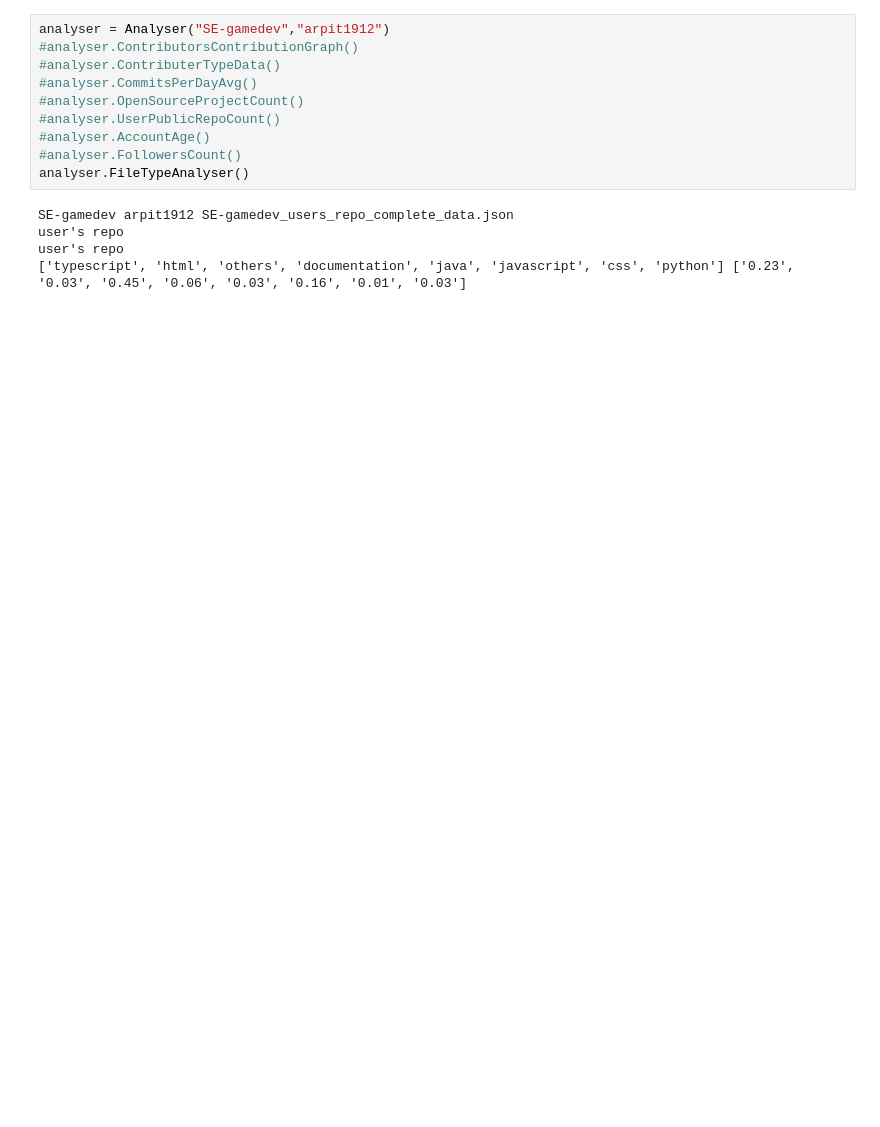
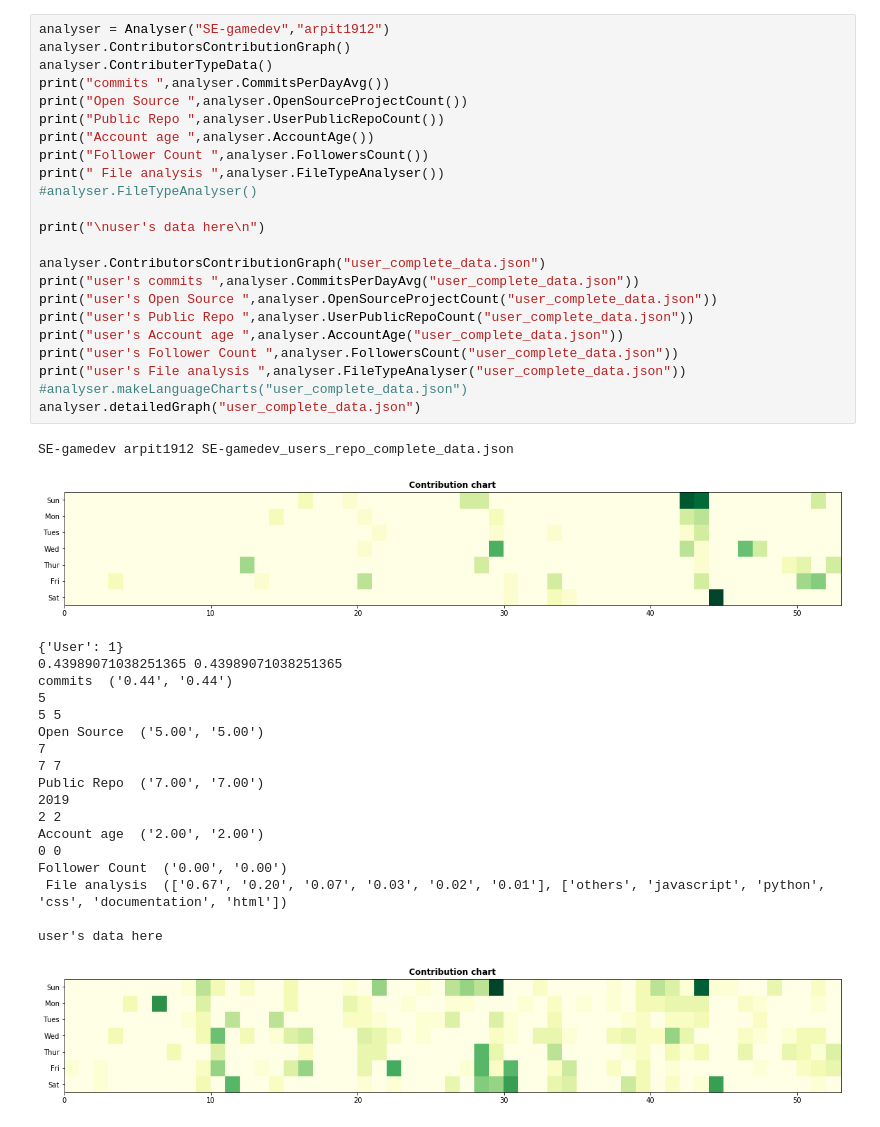
Before and after one commit to arpit1912/RepoSummariser, a Jupyter notebook: Analytics.ipynb, the cells around one changed output. Saved outputs shown, nothing was run; the diff lists cells and outputs as text; blank space fills up the shorter version.

```diff
--- a/Analytics.ipynb
+++ b/Analytics.ipynb
@@ -312,15 +481,44 @@ class Analyser:
-# %%
-analyser = Analyser("SE-gamedev","arpit1912")
-#analyser.ContributorsContributionGraph()
-#analyser.ContributerTypeData()
-#analyser.CommitsPerDayAvg()
-#analyser.OpenSourceProjectCount()
-#analyser.UserPublicRepoCount()
-#analyser.AccountAge()
-#analyser.FollowersCount()
-analyser.FileTypeAnalyser()
-# %% [output]
-SE-gamedev arpit1912 SE-gamedev_users_repo_complete_data.json
-user's repo
-user's repo
-['typescript', 'html', 'others', 'documentation', 'java', 'javascript', 'css', 'python'] ['0.23', '0.03', '0.45', '0.06', '0.03', '0.16', '0.01', '0.03']
+# %%
+analyser = Analyser("SE-gamedev","arpit1912")
+analyser.ContributorsContributionGraph()
+analyser.ContributerTypeData()
+print("commits ",analyser.CommitsPerDayAvg())
+print("Open Source ",analyser.OpenSourceProjectCount())
+print("Public Repo ",analyser.UserPublicRepoCount())
+print("Account age ",analyser.AccountAge())
+print("Follower Count ",analyser.FollowersCount())
+print(" File analysis ",analyser.FileTypeAnalyser())
+#analyser.FileTypeAnalyser()
+
+print("\nuser's data here\n")
+
+analyser.ContributorsContributionGraph("user_complete_data.json")
+print("user's commits ",analyser.CommitsPerDayAvg("user_complete_data.json"))
+print("user's Open Source ",analyser.OpenSourceProjectCount("user_complete_data.json"))
+print("user's Public Repo ",analyser.UserPublicRepoCount("user_complete_data.json"))
+print("user's Account age ",analyser.AccountAge("user_complete_data.json"))
+print("user's Follower Count ",analyser.FollowersCount("user_complete_data.json"))
+print("user's File analysis ",analyser.FileTypeAnalyser("user_complete_data.json"))
+#analyser.makeLanguageCharts("user_complete_data.json")
+analyser.detailedGraph("user_complete_data.json")
+# %% [output]
+SE-gamedev arpit1912 SE-gamedev_users_repo_complete_data.json
+[figure, added]
+{'User': 1}
+0.43989071038251365 0.43989071038251365
+commits  ('0.44', '0.44')
+5
+5 5
+Open Source  ('5.00', '5.00')
+7
+7 7
+Public Repo  ('7.00', '7.00')
+2019
+2 2
+Account age  ('2.00', '2.00')
+0 0
+Follower Count  ('0.00', '0.00')
+ File analysis  (['0.67', '0.20', '0.07', '0.03', '0.02', '0.01'], ['others', 'javascript', 'python', 'css', 'documentation', 'html'])
+
+user's data here
+[figure, added]
```
Also changed, not shown: parts of 6 cells of this notebook, 36 other files.
